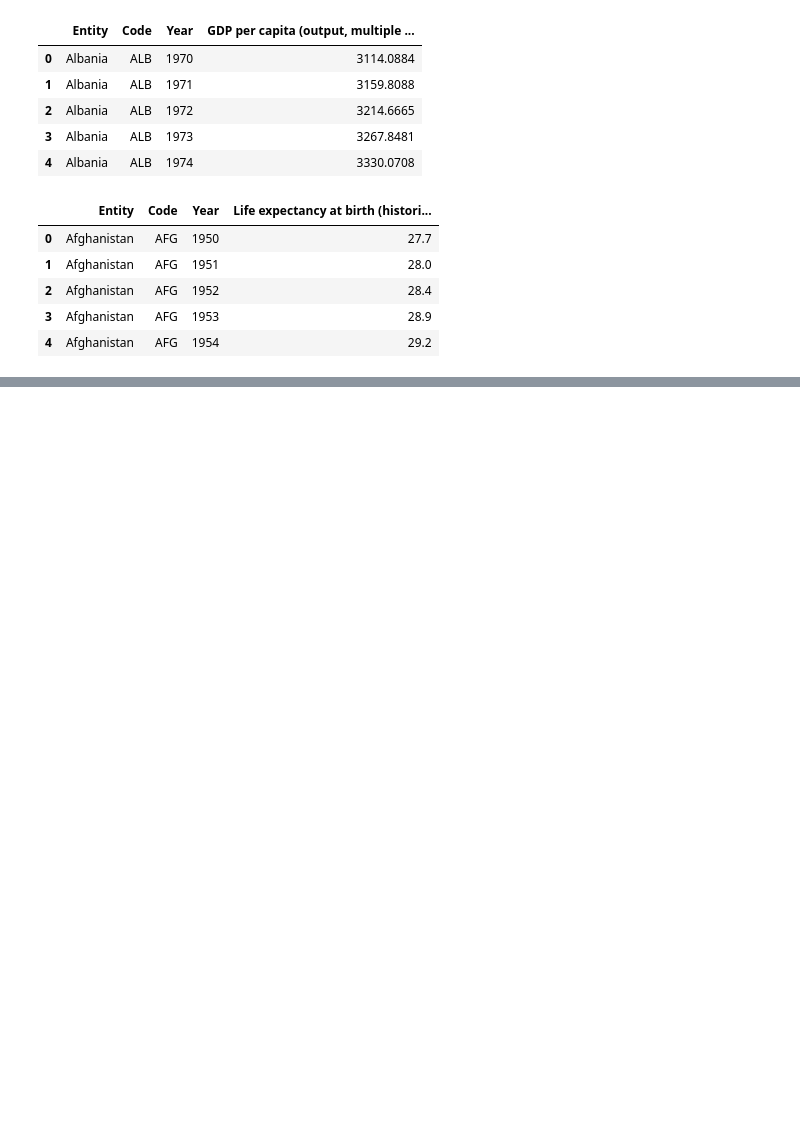
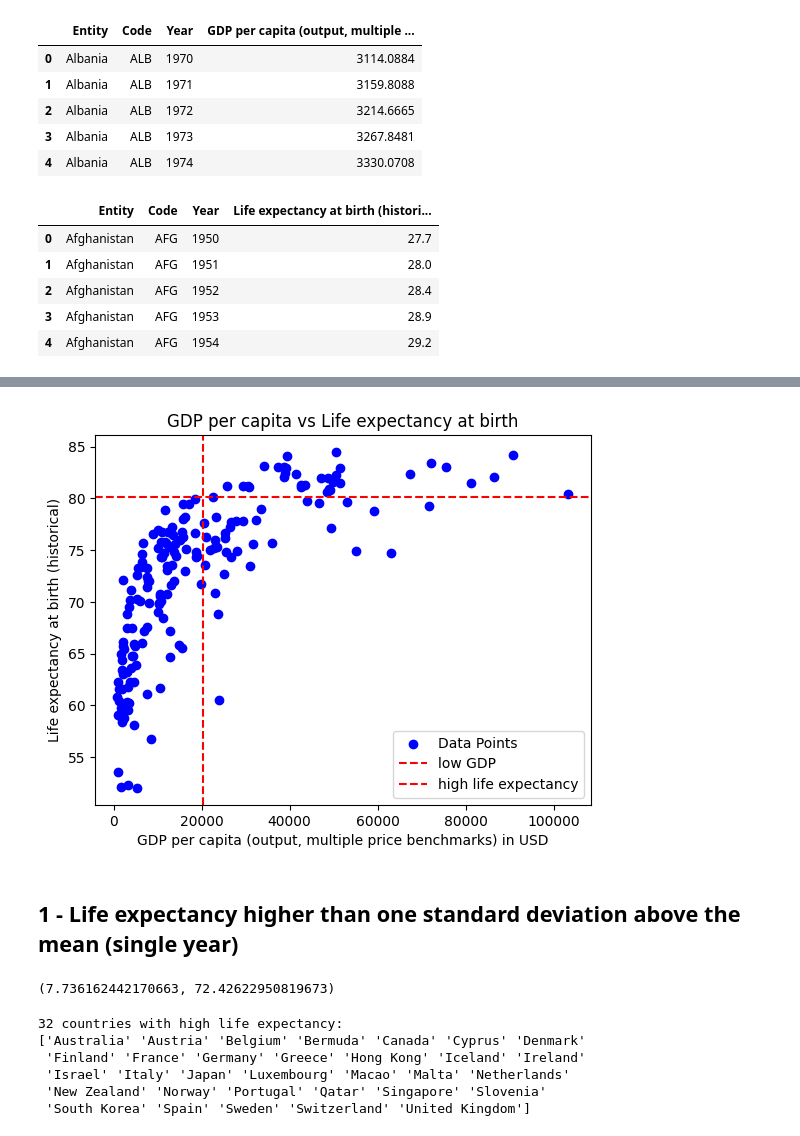
Before and after one commit to lucamodica/introduction-to-data-science-and-ai--chalmers, a Jupyter notebook: 1-introduction-to-ds-and-py/1-introduction-to-ds-and-py.ipynb, the cells around one changed output, grey strips where cells are left out. Drawn from its saved outputs; the diff is of its cells as text; code cells hidden in the pictures; blank space fills up the shorter version.

```diff
--- a/1-introduction-to-ds-and-py/1-introduction-to-ds-and-py.ipynb
+++ b/1-introduction-to-ds-and-py/1-introduction-to-ds-and-py.ipynb
@@ -75,0 +54,8 @@ df.plot(kind='scatter', x='gdp_per_capita',
+# %%
+# Grouping by 'Category' and finding the intersection of values between groups
+grouped = df.groupby('Code')['Year'].apply(set)
+
+# Finding the common values between categories
+common_values = set.intersection(*grouped)
+
+print(common_values)
@@ -75,0 +125,12 @@ df.plot(kind='scatter', x='gdp_per_capita',
+# %%
+df_single_year = pd.merge(df_gdp, df_life, on=['Code', 'Year'])
+df_single_year.drop('Entity_y', axis=1, inplace=True)
+df_single_year.rename(columns={'Entity_x': 'Entity'}, inplace=True)
+
+common_values_list = list(common_values)
+
+year = common_values_list[0]
+
+df_single_year = df_single_year[df_single_year['Year'] == year]
+
+df_single_year
@@ -75,0 +151,44 @@ df.plot(kind='scatter', x='gdp_per_capita',
+# %%
+# Create a scatter plot
+plt.scatter(df_single_year['GDP per capita (output, multiple price benchmarks)'],
+df_single_year['Life expectancy at birth (historical)'], label='Data Points', color='blue', marker='o')
+
+# Adding labels and title
+plt.xlabel('GDP per capita (output, multiple price benchmarks) in USD')
+plt.ylabel('Life expectancy at birth (historical)')
+plt.title('GDP per capita vs Life expectancy at birth')
+
+life_std_single = df_single_year['Life expectancy at birth (historical)'].std()
+life_mean_single = df_single_year['Life expectancy at birth (historical)'].mean()
+
+plt.axvline(x=df_single_year['GDP per capita (output, multiple price benchmarks)'].mean(), color='red', linestyle='--', label='low GDP')
+plt.axhline(y=df_single_year['Life expectancy at birth (historical)'].std() + df_single_year['Life expectancy at birth (historical)'].mean(), color='red', linestyle='--', label='high life expectancy')
+
+
+# Adding legend
+plt.legend()
+
+# Display the plot
+plt.show()
+# %% [output]
+[figure, added]
+# %% [markdown]
+## 1 - Life expectancy higher than one standard deviation above the mean (single year)
+# %%
+life_std = df_single_year['Life expectancy at birth (historical)'].std()
+life_mean = df_single_year['Life expectancy at birth (historical)'].mean()
+
+life_std, life_mean
+# %% [output]
+(7.736162442170663, 72.42622950819673)
+# %%
+countries = df_single_year[df_single_year['Life expectancy at birth (historical)'] > life_std + life_mean]['Entity'].unique()
+print(f'{len(countries)} countries with high life expectancy:')
+print(countries)
+# %% [output]
+32 countries with high life expectancy:
+['Australia' 'Austria' 'Belgium' 'Bermuda' 'Canada' 'Cyprus' 'Denmark'
+ 'Finland' 'France' 'Germany' 'Greece' 'Hong Kong' 'Iceland' 'Ireland'
+ 'Israel' 'Italy' 'Japan' 'Luxembourg' 'Macao' 'Malta' 'Netherlands'
+ 'New Zealand' 'Norway' 'Portugal' 'Qatar' 'Singapore' 'Slovenia'
+ 'South Korea' 'Spain' 'Sweden' 'Switzerland' 'United Kingdom']
```
Also changed, not shown: parts of 35 cells of this notebook.
